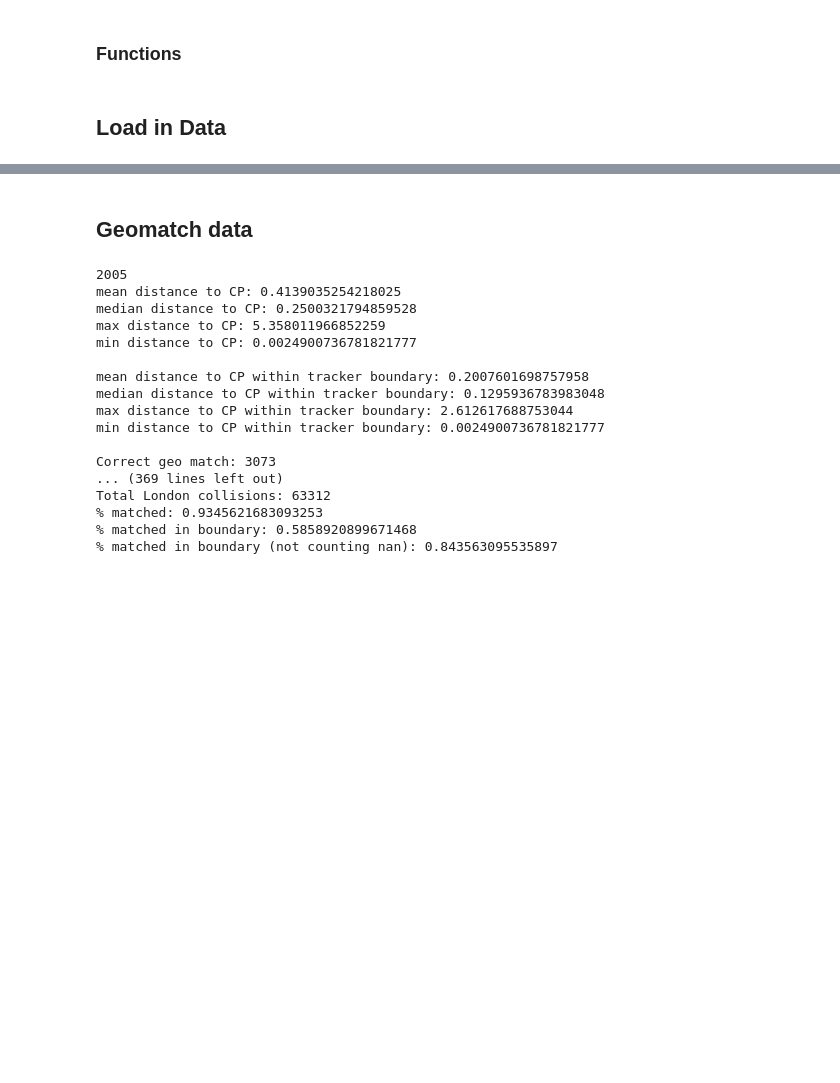
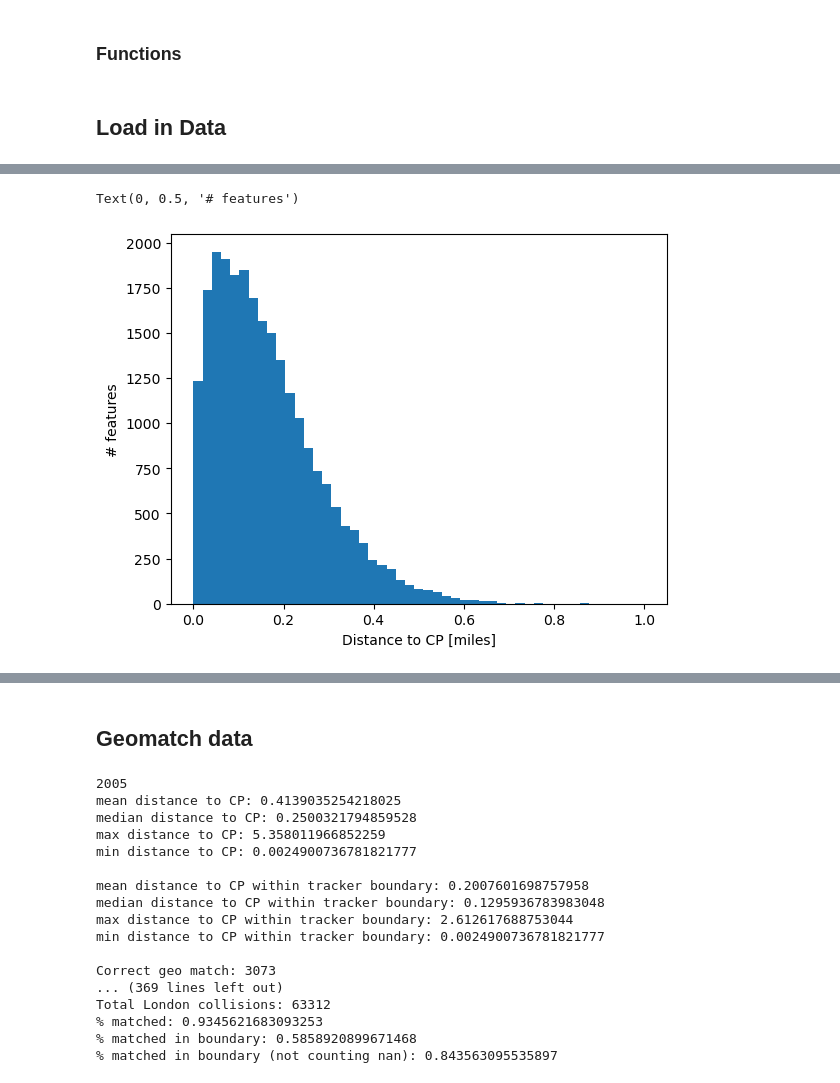
Before and after one commit to dtuthill/erdos_project, a Jupyter notebook: DataFrames/geomatch.ipynb, the cells around one changed output, grey strips where cells are left out. Saved outputs shown, nothing was run; the diff lists cells and outputs as text; code cells hidden in the pictures; blank space fills up the shorter version.

Commit message:
Completed geomatch of cycle_lane_tracks

```diff
--- a/DataFrames/geomatch.ipynb
+++ b/DataFrames/geomatch.ipynb
@@ -112,3 +119,5 @@ FileNotFoundError: [Errno 2] No such file or directory: './uk_gov/cycling_safety
+# %%
+aadf[cycle_lane_track.columns[:-3]] = np.nan
 # %%
 #add boolean variable for in London
 collisions['in_london']=[(collisions.Longitude > corners[0][1]) & (collisions.Longitude < corners[1][1]) & (collisions.Latitude > corners[1][0]) & (collisions.Latitude < corners[0][0])].copy()[0]
@@ -118,0 +160,37 @@ collisions['match'] = False
+# %%
+saved = np.load('longs_lats.npz',allow_pickle=True)
+# %%
+long_means = np.empty(len(saved['longs']))
+lat_means = np.empty(len(saved['lats']))
+
+for idx,i in enumerate(saved['longs']):
+    long = np.array(i,dtype=object)
+    long_means[idx] = np.mean(long).mean()
+
+for idx,i in enumerate(saved['lats']):
+    lat = np.array(i,dtype=object)
+    lat_means[idx] = np.mean(lat).mean()
+# %%
+feature_means = pd.DataFrame({'Latitude':lat_means,'Longitude':long_means})
+
+k_neighbor = 1
+
+#slice data within Greater London
+aadf_year = aadf[(aadf.Longitude > corners[0][1]) & (aadf.Longitude < corners[1][1]) & (aadf.Latitude > corners[1][0]) & (aadf.Latitude < corners[0][0])].copy()
+
+#find nearest k_neighbor aadf cp neighbors to collisions
+#haversine metric used here with lat/long converted to radians. Euclidean metric glives slightly wrong ordering of neighbors
+#A is distance from collision to each neighbor
+#B is aadf index of neighbor
+#A and B are of size (len(collisions+year),k_neighbor)
+neigh = NearestNeighbors(n_neighbors=k_neighbor,radius=1,metric='haversine')
+neigh.fit(np.radians(aadf_year[['Latitude','Longitude']]))
+A,B = neigh.kneighbors(np.radians(feature_means[['Latitude','Longitude']]),k_neighbor)
+
+within = np.argwhere(A.flatten()*3955.082 < 0.1).flatten()
+
+print(aadf_year.iloc[B[within].flatten()].Year.value_counts())
+print()
+print(aadf_year.iloc[B[within].flatten()].Count_point_id.value_counts())
+print()
+print()
@@ -118,0 +215,7 @@ collisions['match'] = False
+# %%
+plt.hist(A*3955.082,bins=np.linspace(0,1));
+plt.xlabel('Distance to CP [miles]')
+plt.ylabel('# features')
+# %% [output]
+Text(0, 0.5, '# features')
+[figure, added]
```
Also changed, not shown: parts of 55 cells of this notebook, 3 other files.
